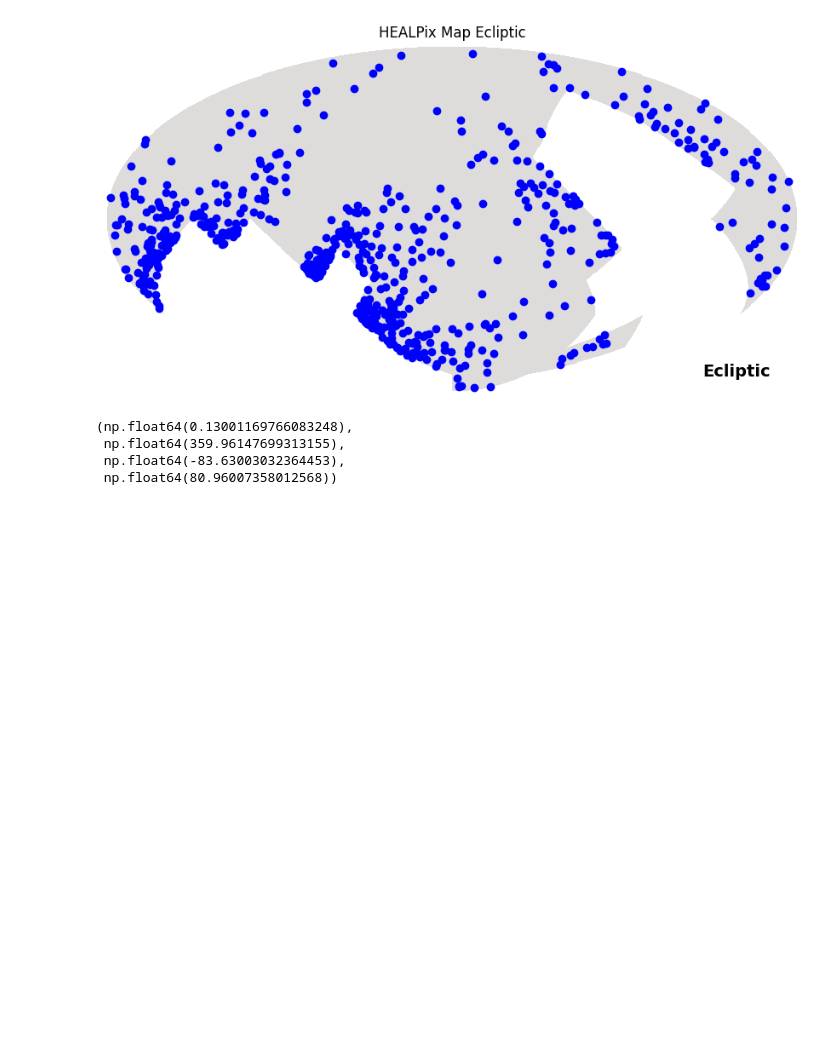
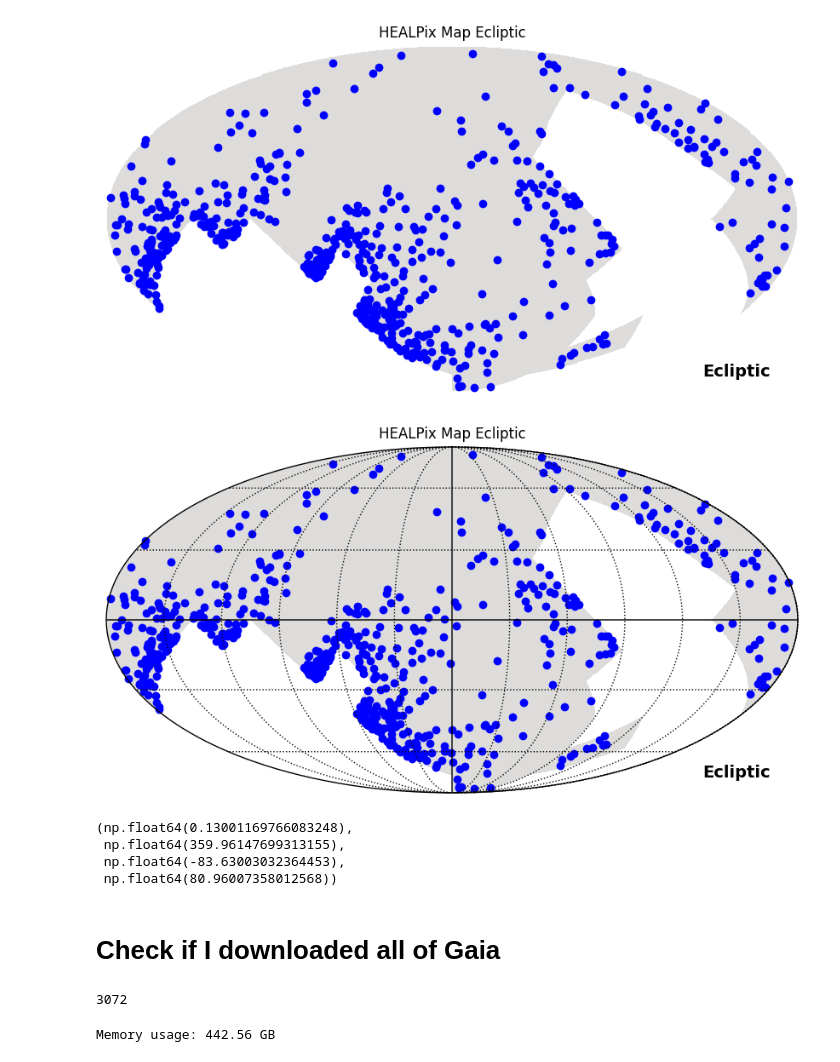
Before and after one commit to fawkez/HVS_1, a Jupyter notebook: scripts/testing.ipynb, the cells around one changed output. Cells and saved outputs as stored; diff of their text form; code cells hidden in the pictures; blank space fills up the shorter version.

```diff
--- a/scripts/testing.ipynb
+++ b/scripts/testing.ipynb
@@ -151,6 +151,37 @@ hp.projscatter(theta, phi, marker='o', color='blue', lonlat=False)
 plt.show()
 # %% [output]
 [figure]
+# %%
+# Call the function to plot
+#plot_healpix_with_marked_pixels(pixels, nside=3)
+# also plot failed stars
+# Create a blank map with zeros
+nside = 3
+npix = hp.nside2npix(nside)
+healpix_map = np.full(npix, hp.UNSEEN)  # Fill with UNSEEN values
+
+# Mark the specified pixels with a value (e.g., 1)
+healpix_map[pixels] = 1
+
+
+
+# Plot the map using mollweide projection and show the graticule
+#hp.mollview(healpix_map, title="HEALPix Graticule with Marked Pixels", cmap='coolwarm', badcolor='white',
+#            norm=None, cbar=False, coord='E', nest = False)
+# Plot the HEALPix map using mollweide projection centered on the Galactic plane
+hp.mollview(healpix_map, title="HEALPix Map Ecliptic", cmap='coolwarm', badcolor='white',
+            norm=None, cbar=False, coord='E', rot=(0, 0), nest=False)
+
+theta = np.radians(90 - data['dec'])  # Colatitude in radians
+phi = np.radians(-data['ra'])  # Longitude in radians
+hp.projscatter(theta, phi, marker='o', color='blue', lonlat=False)
+#add grid
+hp.graticule()
+#hp.projscatter(data['l'], data['b'], marker='o', color='blue', lonlat = True)
+# Display the plot
+plt.show()
+# %% [output]
+[figure, added]
 # %%
 min(data['l']), max(data['l']), min(data['b']), max(data['b'])
 # %% [output]
@@ -158,3 +189,16 @@ min(data['l']), max(data['l']), min(data['b']), max(data['b'])
  np.float64(359.96147699313155),
  np.float64(-83.63003032364453),
  np.float64(80.96007358012568))
+# %% [markdown]
+# Check if I downloaded all of Gaia
+# %%
+nside = 16
+npix = hp.nside2npix(nside)
+print(npix)
+# %% [output]
+3072
+# %%
+# compute how much memory will the data take given that it is 33 columns of 64-bit floats
+print(f"Memory usage: {33 * 1.8e9 * 8 / 1024**3:.2f} GB")
+# %% [output]
+Memory usage: 442.56 GB
```
Also changed, not shown: parts of 14 cells of this notebook, 3 other files.
